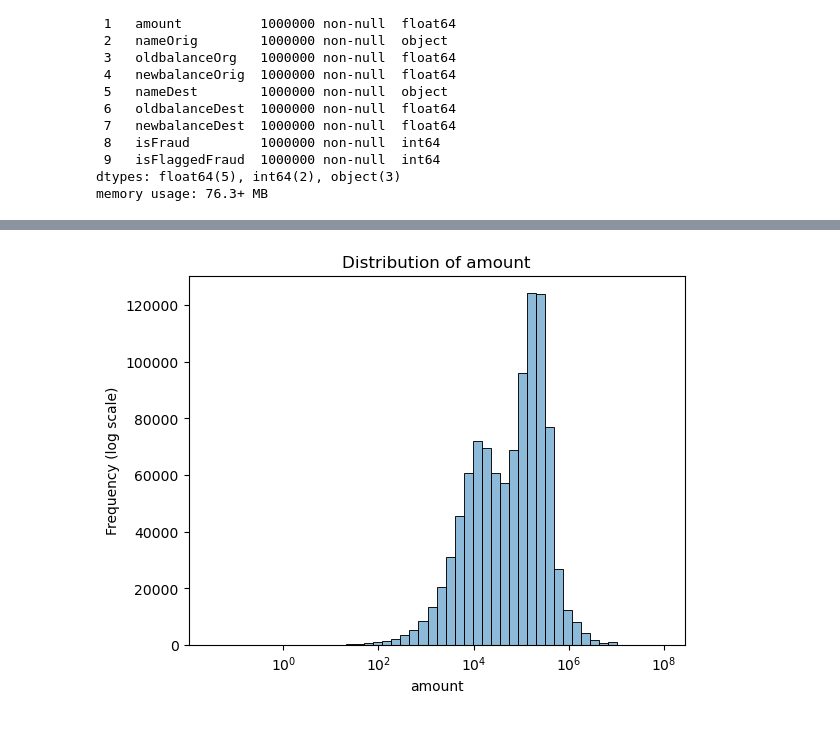
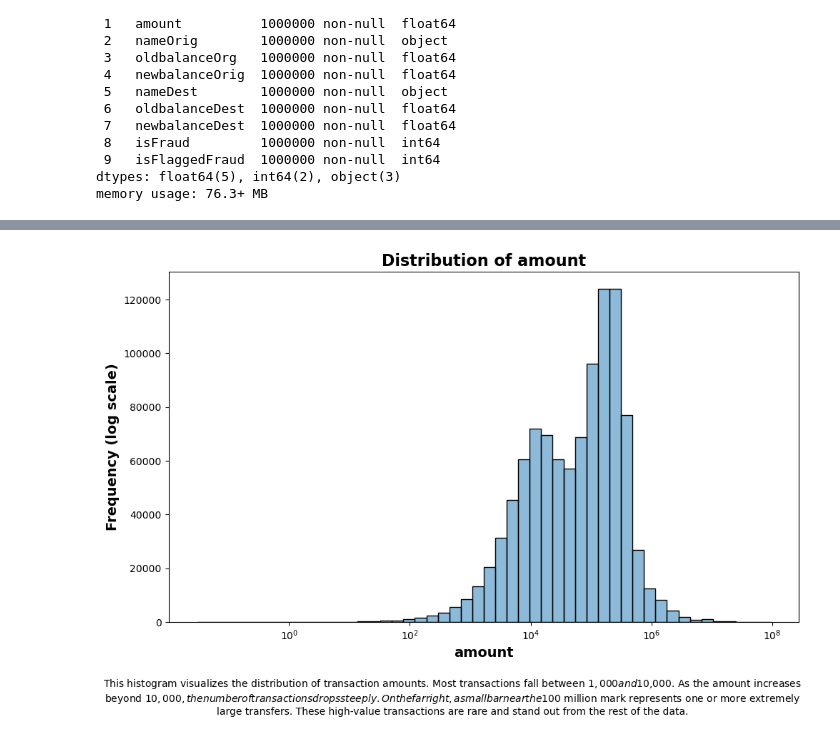
Before and after one commit to J-Moral/JM_Financial_Fraud_Detection, a Jupyter notebook: notebooks/eda.ipynb, the cells around one changed output, grey strips where cells are left out. Cells and saved outputs as stored; diff of their text form; code cells hidden in the pictures.

```diff
--- a/notebooks/eda.ipynb
+++ b/notebooks/eda.ipynb
@@ -78,15 +131,90 @@ Answer here
 # %%
-# Histogram Plot distribution
+# Define the transaction features and interpretations
+transaction_feature = {
+    'amount': {
+        'description': 'This histogram visualizes the distribution of transaction amounts. Most transactions fall between $1,000 and $10,000. '
+        'As the amount increases beyond $10,000, the number of transactions drops steeply. On the far right, a small bar near the $100 million '
+        'mark represents one or more extremely large transfers. These high value transactions are rare and stand out from the rest of the '
+        'data.',
 
-# Colums to plot
-cols = ['amount','oldbalanceOrg','newbalanceOrig','oldbalanceDest','newbalanceDest']
+        'interpretation': 'The distribution of amount is highly right skewed, meaning that most transaction values are concentrated on the lower '
+        'end of the scale, while a smaller number of transactions reach very high values. From visual inspection, the majority of the transactions '
+        'appear to fall between 1,000 and 10,000 on the x-axis, which corresponds to approximately $1,000 to $10,000. This range forms the peak of the '
+        'histogram, indicating the mode of the data. As we move to the right along the x-axis, the frequency of transactions drops sharply, which '
+        'shows a rapid decline in transaction volume as the amount increases. A few bars reach up to 100,000,000, or $100 million, which are considered '
+        'outliers. These are values that are unusually large compared to the rest of the data and may either represent very high value business '
+        'transfers or potentially fraudulent transactions. Since the y-axis is in log scale, it allows us to better visualize the frequency '
+        'differences across such a wide range of values. This skewed distribution and the presence of extreme values suggest that measures like the '
+        'median and interquartile range (IQR) may provide a more reliable summary of central tendency and spread than the mean, which could be '
+        'heavily influenced by the outliers.'
+    },
+    'oldbalanceOrg': {
+        'description': 'Distribution of origin account balances before the transaction. Most values fall between ($1,000 to $100,000), with a long '
+        'tail extending to very high balances. The histogram shows a right-skewed distribution, with a few accounts starting from zero or holding '
+        'very large sums.',
+
+        'interpretation': 'The oldbalanceOrg feature represents the balance of the sender`s  account prior to initiating a transaction. The '
+        'distribution is right-skewed, with a mode observed between approximately $10,000 and $100,000. This mode indicates the most frequently '
+        'occurring range of balances before transactions. Although the majority of values are concentrated in the mid-to-high range, the '
+        'distribution includes low-frequency but high-value observations extending beyond $10 million. These extreme values function as positive '
+        'outliers and suggest the presence of accounts with unusually large balances, possibly representing institutional or high-net-worth users. '
+        'The use of a logarithmic scale on the frequency axis enables better visualization of the wide range of values and reveals the presence of '
+        'non-zero frequency across the entire domain of the variable. This indicates that transactions were made by users across a broad financial '
+        'spectrum. Overall, the histogram highlights both the central tendency around mid-level balances and the long tail of rare, high-value '
+        'accounts, which may have implications for fraud detection or segmentation by account type.'
+    },
+    'newbalanceOrig': {
+        'description': 'Balance of the origin account after the transaction. Most balances cluster between 10000 and 1000000, with a second group '
+        'near 1000000 to 10000000. ',
+
+        'interpretation': 'The newbalanceOrig feature shows a bimodal distribution, meaning there are two main peaks. The first peak occurs around '
+        '100,000, which represents the most common post transaction balance range. The second peak is found between 1,000,000 and 10,000,000, showing'
+        'a separate group of accounts that retain very high balances after transferring funds. The presence of two peaks suggests that the dataset'
+        'may include two different types of users. The lower cluster may correspond to individuals or typical consumer accounts, while the higher '
+        'cluster may represent businesses, institutional users, or high value clients. The distribution is right-skewed, with the frequency steadily '
+        'decreasing for balances above 10,000,000. A few values near 100,000,000 represent extreme outliers, which stand apart from the rest of the '
+        'data and may reflect unique or exceptional financial activity. Because this variable is skewed and contains outliers, the median and '
+        'interquartile range (IQR) are more reliable measures of central tendency and spread than the mean, which would be heavily influenced by '
+        'the highest balances.'
+    },
+    'oldbalanceDest': {
+        'description': 'Balance of the destination account before the transaction. Most balances fall between 100,000 and 1,000,000, with few '
+        'accounts near zero or at very high values.',
+
+        'interpretation': 'The oldbalanceDest feature shows a distribution with a single, clear peak centered between 100,000 and 1,000,000. This '
+        'indicates that most receiving accounts hold moderate to high balances before money is transferred to them. There are relatively few '
+        'accounts with balances near zero, suggesting that most receiving accounts are already active and not newly opened. The distribution is '
+        'right-skewed, with the frequency gradually declining for balances above 1,000,000. A small number of values reach close to 100,000,000, '
+        'which represent extreme outliers compared to the rest of the data. These outliers may reflect large business accounts or rare transfers '
+        'involving very high amounts of money. Because of the skewness and the presence of outliers, the median and interquartile range (IQR) are '
+        'better suited than the mean for summarizing the central tendency and spread of this variable, as the mean would be heavily influenced by '
+        'the largest values.'
+    },
+    'newbalanceDest': {
+        'description': 'Balance of the destination account after the transaction.Most balances fall between 100,000 and 1,000,000, with a few '
+        'accounts near zero or at very high values.',
+
+        'interpretation': 'The newbalanceDest feature shows a distribution with a single peak centered between 100,000 and 1,000,000. This '
+        'indicates that after receiving funds, most accounts maintain moderate to high balances. Very few accounts end with balances near zero, '
+        'suggesting that most recipients already had funds before the transfer and were not newly opened or inactive accounts. The distribution is '
+        'right-skewed, with the frequency declining steadily for balances above 1,000,000. A small number of values approach 100,000,000, which are '
+        'extreme outliers compared to the rest of the dataset. These outliers may represent large business-related accounts or rare transfers '
+        'involving unusually high sums. Because of the skewness and these outliers, the median and interquartile range (IQR) are more suitable for '
+        'summarizing the central tendency and spread than the mean, which would be significantly affected by the largest balances.'
+    }
+}
 
 # Plotting the distribution of each column
-for col in cols:
-    sns.histplot(transactions[col], bins=50,log_scale=True, kde=True)
-    plt.title(f'Distribution of {col}')
-    plt.xlabel(col)
-    plt.ylabel('Frequency (log scale)')
+for feature, content in transaction_feature.items():
+    plt.figure(figsize=(10, 6))
+    sns.histplot(transactions[feature], bins=50, kde=True, log_scale=True)
+    plt.title(f'Distribution of {feature}', fontsize=16, fontweight='bold')
+    plt.xlabel(feature, fontsize=14, fontweight='bold')
+    plt.ylabel('Frequency (log scale)', fontsize=14, fontweight='bold')
+    plt.figtext(0.5, -0.1, content['description'], wrap=True, horizontalalignment='center', fontsize=10)
+    plt.tight_layout()
     plt.show()
+
+    display(Markdown(f"**Interpretation:** {content['interpretation']}"))
 # %% [output]
-[figure, old version]
+[figure, new version]
```
Also changed, not shown: parts of 67 cells of this notebook.
